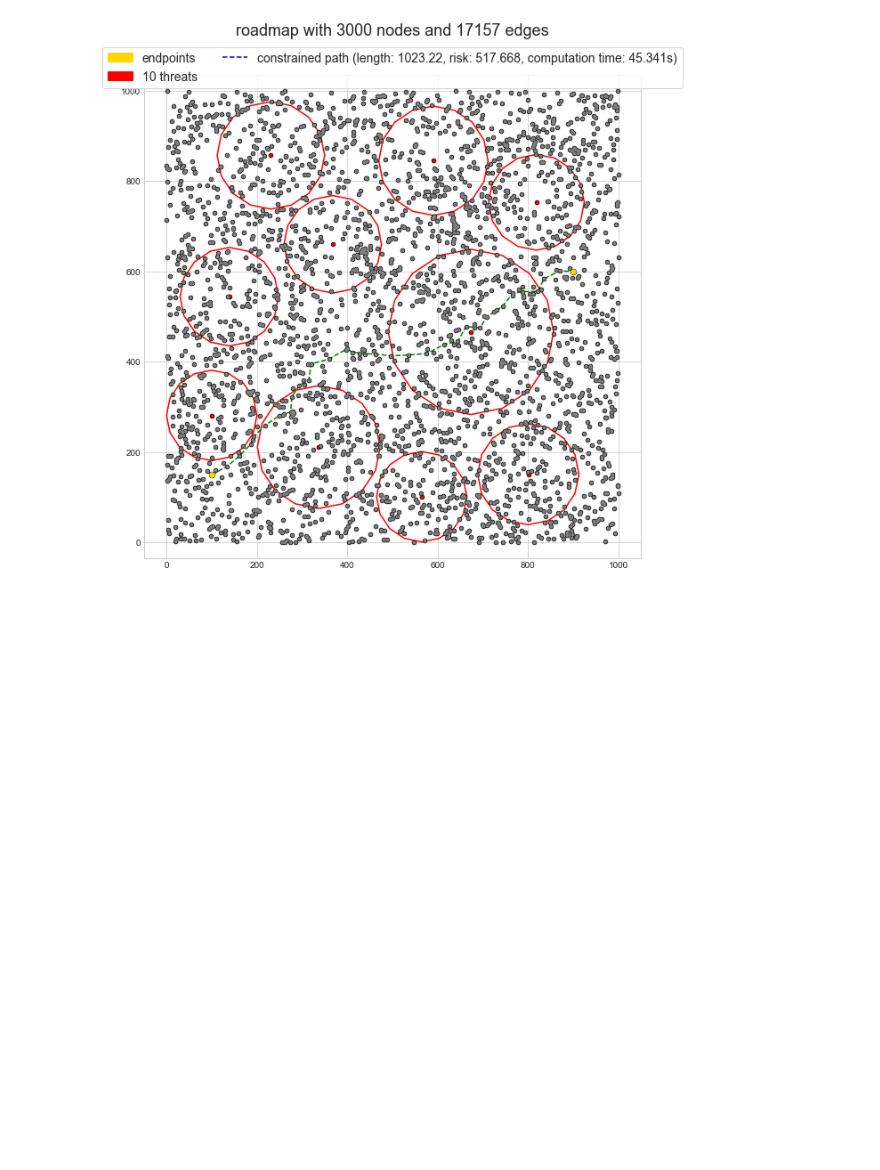
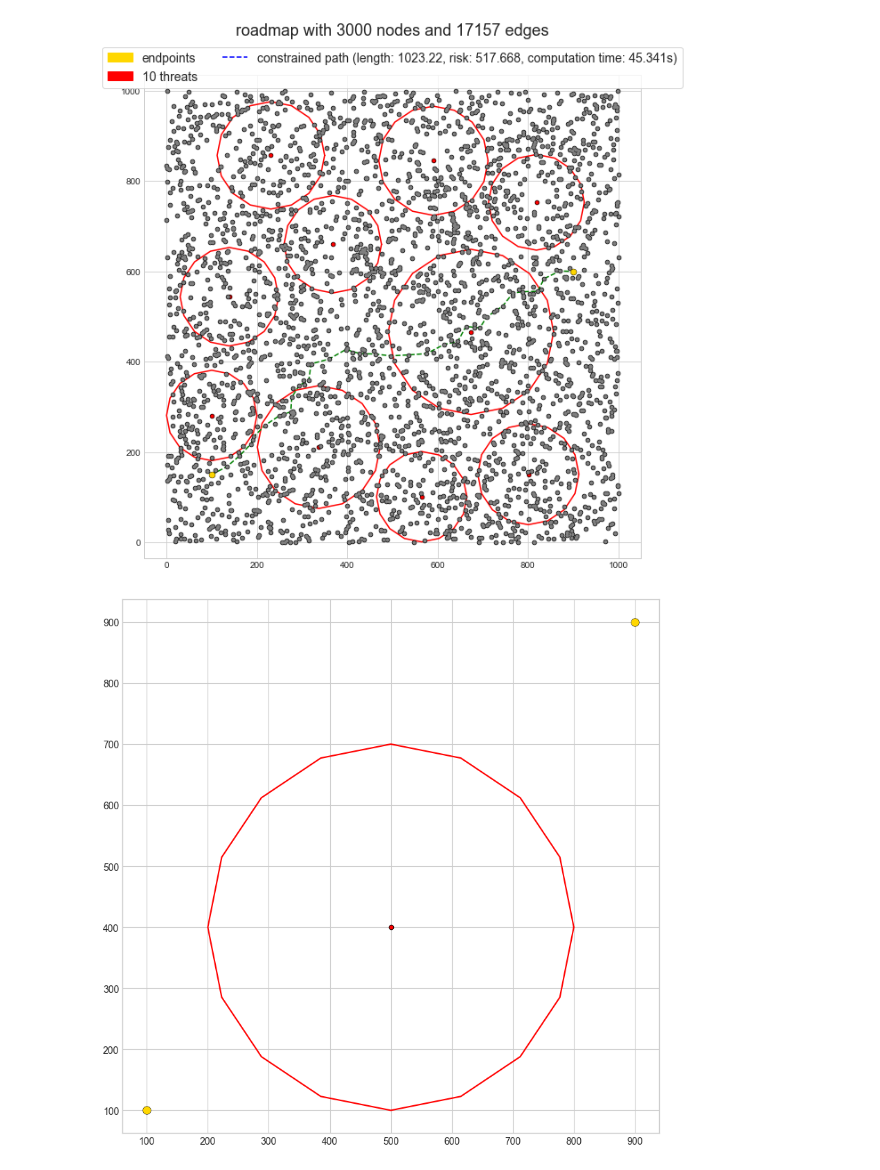
Before and after one commit to Elilgo324/quick-and-safe, a Jupyter notebook: settings/main.ipynb, the cells around one changed output. Cells and saved outputs as stored; diff of their text form; code cells hidden in the pictures; blank space fills up the shorter version.

```diff
--- a/settings/main.ipynb
+++ b/settings/main.ipynb
@@ -60,3 +62,11 @@ plt.savefig('../plots/constrained_path_examples.png')
 plt.show()
 # %% [output]
 [figure]
+# %%
+from settings.threat import Threat
+
+env = Environment(source=Point(100,100), target=Point(900,900), num_threats=1, seed_value=27)
+env._threats = [Threat(center=Point(500,400), radius=300)]
+env.plot()
+# %% [output]
+[figure, added]
```
Also changed, not shown: parts of 4 cells of this notebook.
